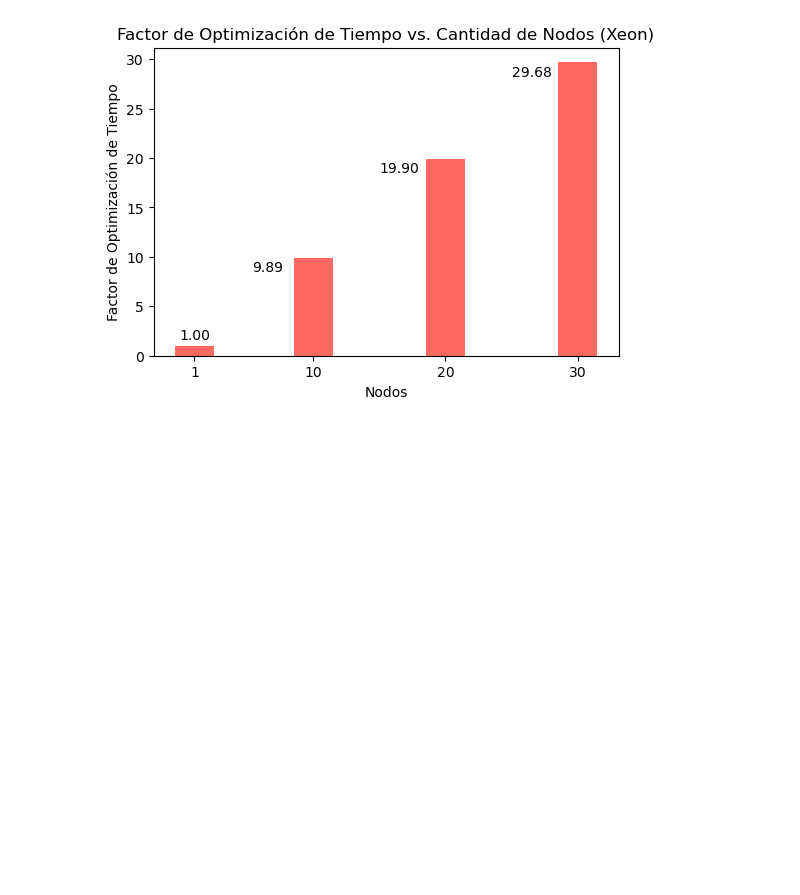
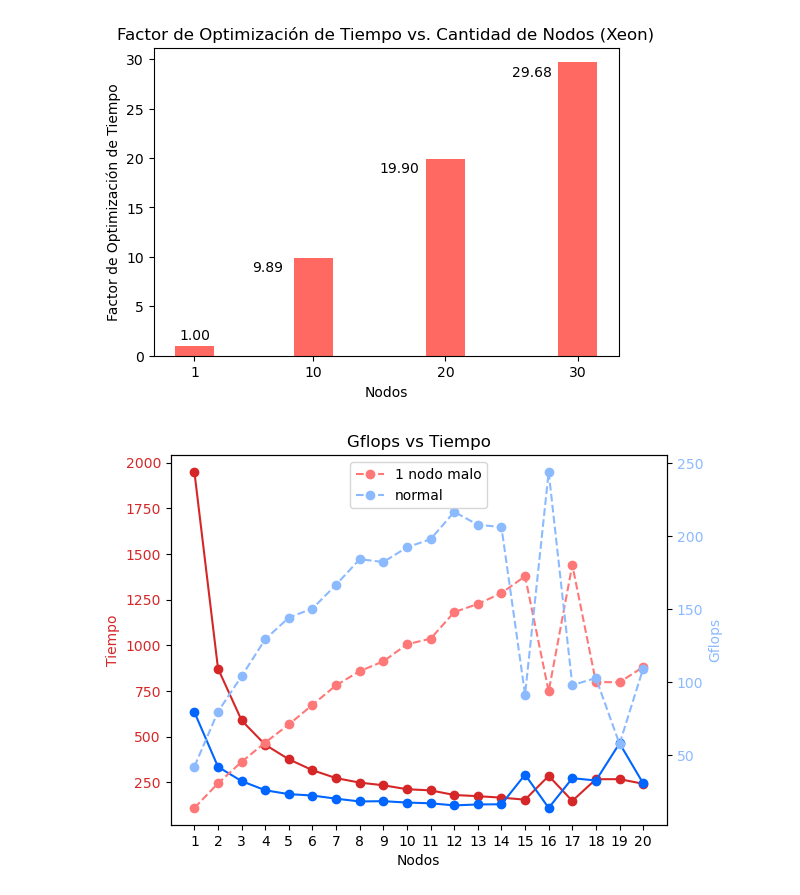
Before and after one commit to nijamaDev/Tesis-Jurgen, a Jupyter notebook: Tesis Jürgen/Graphics.ipynb, the cells around one changed output. Cells and saved outputs as stored; diff of their text form; code cells hidden in the pictures; blank space fills up the shorter version.

Commit message:
new title

```diff
--- a/Tesis Jürgen/Graphics.ipynb
+++ b/Tesis Jürgen/Graphics.ipynb
@@ -137,0 +205,38 @@ plt.show()
+# %%
+import matplotlib.pyplot as plt
+
+nodos = list(range(1, 21))
+tareas_por_nodo = 4
+tiempo = [1949.51, 872.24, 588.31, 454.89, 375.38, 315.59, 272.35, 247.69, 233.20, 211.49, 205.22, 179.98, 173.37, 165.38, 154.25, 284.55, 147.61, 266.26, 266.62, 241.35]
+gflops = [13.651, 30.512, 45.237, 58.505, 70.897, 84.329, 97.719, 107.45, 114.12, 125.84, 129.68, 147.87, 153.51, 160.92, 172.53, 93.528, 180.30, 99.953, 99.817, 110.27]
+
+nodos_extra = list(range(1, 21))
+tiempo_extra = [633.87, 334.06, 255.94, 205.84, 184.57, 177.01, 159.65, 144.49, 146.02, 138.39, 134.47, 122.86, 128.06, 129.06, 291.20, 109.06, 271.88, 259.25, 462.81, 243.71]
+gflops_extra = [41.986, 79.668, 103.98, 129.29, 144.19, 150.35, 166.70, 184.19, 182.26, 192.31, 197.91, 216.61, 207.82, 206.20, 91.393, 244.03, 97.888, 102.65, 57.504, 109.20]
+
+fig, ax1 = plt.subplots()
+
+color1 = 'tab:red'
+color1_dark = '#ff7878'
+color2 = '#0066ff'
+color2_dark = "#8cbaff"
+ax1.set_xlabel('Nodos')
+ax1.set_ylabel('Tiempo', color=color1)
+ax1.plot(nodos, tiempo, color=color1, marker='o', label='Datos originales')
+ax1.plot(nodos_extra, tiempo_extra, color=color2, marker='o', linestyle='-', label='Nuevos datos')
+ax1.tick_params(axis='y', labelcolor=color1)
+ax1.set_xticks(range(1, len(nodos)+1))
+ax1.set_xlim([0, len(nodos)+1])
+
+ax2 = ax1.twinx()
+
+ax2.set_ylabel('Gflops', color=color2_dark)
+ax2.plot(nodos, gflops, color=color1_dark, marker='o', linestyle='--', label='1 nodo malo')
+ax2.plot(nodos_extra, gflops_extra, color=color2_dark, marker='o', linestyle='--', label='normal')
+ax2.tick_params(axis='y', labelcolor=color2_dark)
+
+plt.title('Gflops vs Tiempo')
+plt.legend(loc='upper center')
+plt.show()
+# %% [output]
+[figure, added]
```
Also changed, not shown: parts of 3 cells of this notebook, 2 other files.
